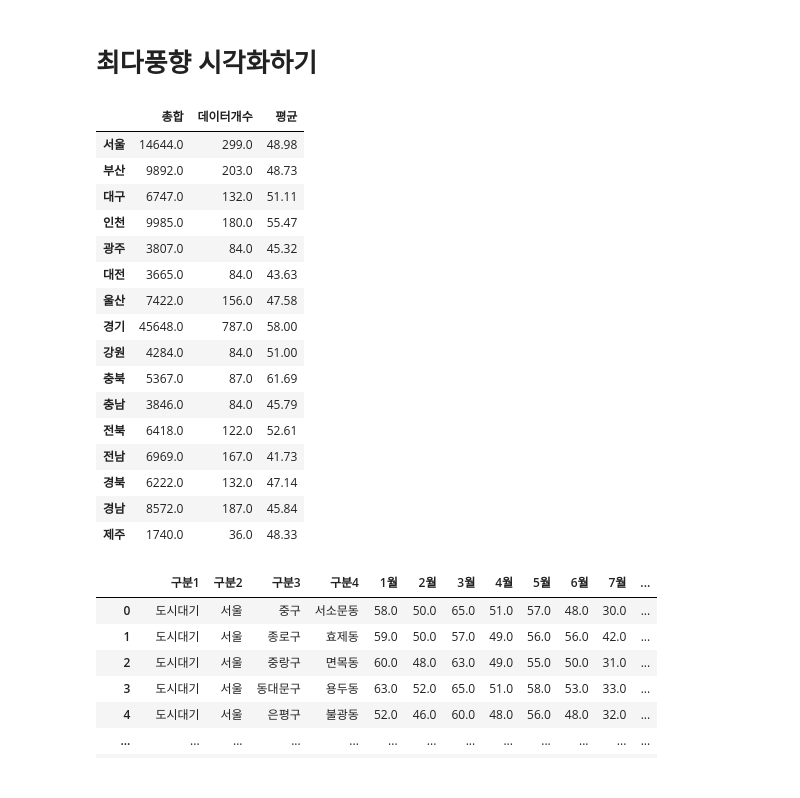
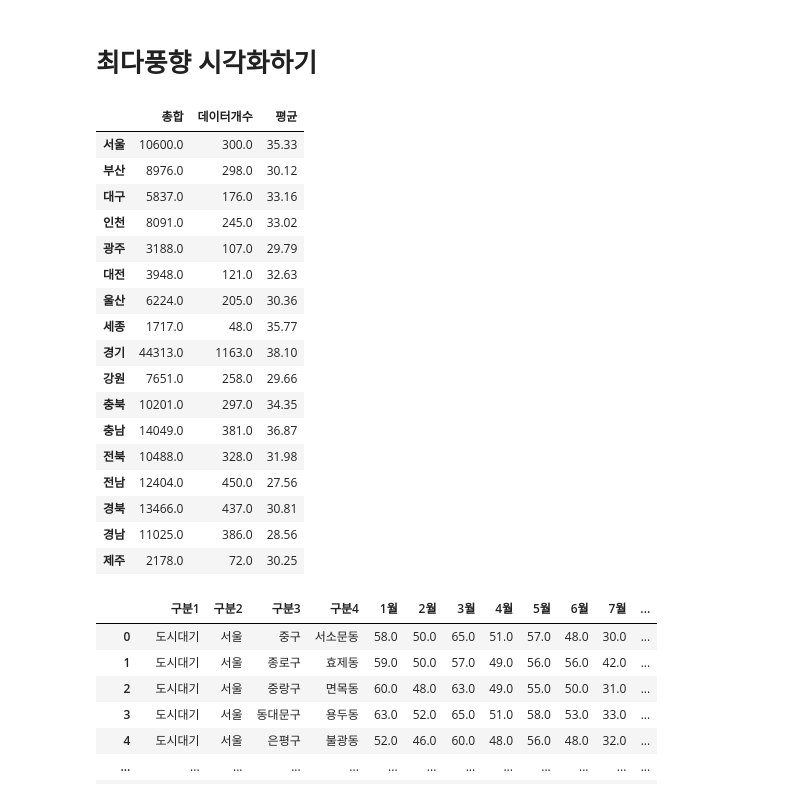
Before and after one commit to KimYeonWook511/PM10_Analysis, a Jupyter notebook: Code/PM10_Analysis.ipynb, the cells around one changed output. Saved outputs shown, nothing was run; the diff lists cells and outputs as text; code cells hidden in the pictures.

```diff
--- a/Code/PM10_Analysis.ipynb
+++ b/Code/PM10_Analysis.ipynb
@@ -545,3 +565,8 @@ memory usage: 2.3+ MB
 weather_df['년'] = weather_df['년'].astype(str)
 weather_df['월'] = weather_df['월'].astype(str)
 weather_df['일'] = weather_df['일'].astype(str)
+
+# 최다풍향(16방위) 열의 타입을 int형으로 변경
+weather_df['최다풍향(16방위)'] = weather_df['최다풍향(16방위)'].astype(int)
+
+weather_df.info()
@@ -660,36 +695,37 @@ eng_16 = ['N', 'NNE', 'NE', 'ENE', 'E', 'ESE', 'SE', 'SSE', 'S', 'SSW', 'SW', 'W
 # %%
-## 지역별 2010년 연 미세먼지 데이터
+## 지역별 2020년 연 미세먼지 데이터
 
-grouped = df_dic['2010년'].groupby(['구분1'])
+grouped = df_dic['2020년'].groupby(['구분1'])
 
 # ['서울' '부산' '대구' '인천' '광주' '대전' '울산' '세종' '경기' '강원' '충북' '충남' '전북' '전남' '경북' '경남' '제주'] -> 2016년부터 ~ 2020
 # ['서울' '부산' '대구' '인천' '광주' '대전' '울산' '경기' '강원' '충북' '충남' '전북' '전남' '경북' '경남' '제주'] -> 총 지역
 # ['서울' '부산' '대구' '인천' '광주' '대전' '울산' '제주'] -> 날씨 csv에 있는 지역(나머지는 더 세분화 되어있음)
 my_df = pd.DataFrame(index = grouped.get_group('도시대기')['구분2'].unique())
 for area in my_df.index:
   my_df.loc[area, '총합'] = grouped.get_group('도시대기')[grouped.get_group('도시대기')['구분2'] == area].sum()['1월':'12월'].sum()
   my_df.loc[area, '데이터개수'] = grouped.get_group('도시대기')[grouped.get_group('도시대기')['구분2'] == area].count()['1월':'12월'].sum()
   my_df.loc[area, '평균'] = round(my_df.loc[area, '총합'] / my_df.loc[area, '데이터개수'], 2)
 
 my_df
 # %% [output]
 |  | 총합 | 데이터개수 | 평균 |
-| 서울 | 14644.0 | 299.0 | 48.98 |
-| 부산 | 9892.0 | 203.0 | 48.73 |
-| 대구 | 6747.0 | 132.0 | 51.11 |
-| 인천 | 9985.0 | 180.0 | 55.47 |
-| 광주 | 3807.0 | 84.0 | 45.32 |
-| 대전 | 3665.0 | 84.0 | 43.63 |
-| 울산 | 7422.0 | 156.0 | 47.58 |
-| 경기 | 45648.0 | 787.0 | 58.00 |
-| 강원 | 4284.0 | 84.0 | 51.00 |
-| 충북 | 5367.0 | 87.0 | 61.69 |
-| 충남 | 3846.0 | 84.0 | 45.79 |
-| 전북 | 6418.0 | 122.0 | 52.61 |
-| 전남 | 6969.0 | 167.0 | 41.73 |
-| 경북 | 6222.0 | 132.0 | 47.14 |
-| 경남 | 8572.0 | 187.0 | 45.84 |
-| 제주 | 1740.0 | 36.0 | 48.33 |
+| 서울 | 10600.0 | 300.0 | 35.33 |
+| 부산 | 8976.0 | 298.0 | 30.12 |
+| 대구 | 5837.0 | 176.0 | 33.16 |
+| 인천 | 8091.0 | 245.0 | 33.02 |
+| 광주 | 3188.0 | 107.0 | 29.79 |
+| 대전 | 3948.0 | 121.0 | 32.63 |
+| 울산 | 6224.0 | 205.0 | 30.36 |
+| 세종 | 1717.0 | 48.0 | 35.77 |
+| 경기 | 44313.0 | 1163.0 | 38.10 |
+| 강원 | 7651.0 | 258.0 | 29.66 |
+| 충북 | 10201.0 | 297.0 | 34.35 |
+| 충남 | 14049.0 | 381.0 | 36.87 |
+| 전북 | 10488.0 | 328.0 | 31.98 |
+| 전남 | 12404.0 | 450.0 | 27.56 |
+| 경북 | 13466.0 | 437.0 | 30.81 |
+| 경남 | 11025.0 | 386.0 | 28.56 |
+| 제주 | 2178.0 | 72.0 | 30.25 |
 # %%
 ## concat을 이용한 2010년 ~ 2020년 미세먼지 데이터 연결
 all_df = pd.DataFrame()
```
Also changed, not shown: parts of 38 cells of this notebook.
